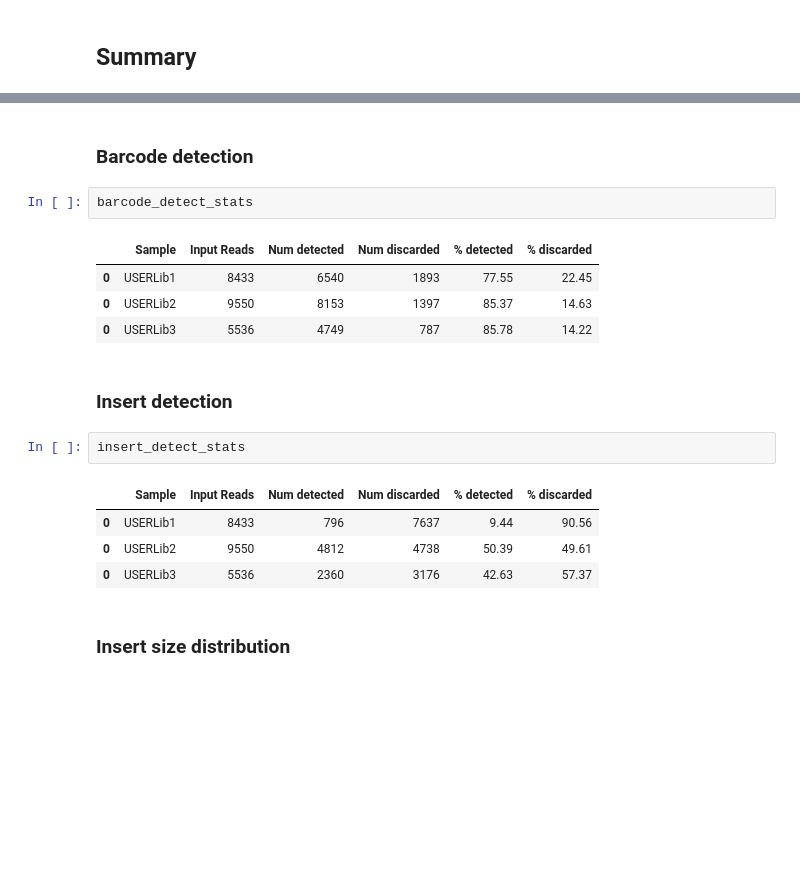
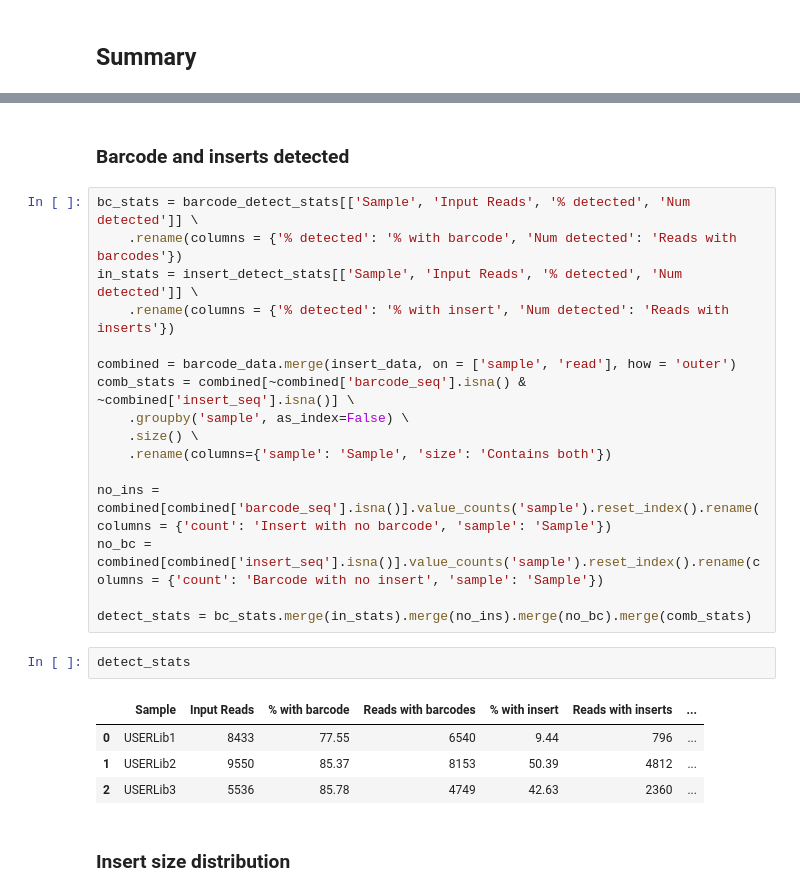
Before and after one commit to Pioneer-Research-Labs/long-read-qc, a Jupyter notebook: assets/report_template.ipynb, the cells around one changed output, grey strips where cells are left out. Drawn from its saved outputs; the diff is of its cells as text; blank space fills up the shorter version.

```diff
--- a/assets/report_template.ipynb
+++ b/assets/report_template.ipynb
@@ -87,21 +76,28 @@ seq_stat.style.format(precision = 3, thousands = ",").format_index(str.title, ax
 # %% [markdown]
-### Barcode detection
+### Barcode and inserts detected
-# %%
-barcode_detect_stats
-# %% [output]
-|  | Sample | Input Reads | Num detected | Num discarded | % detected | % discarded |
-| 0 | USERLib1 | 8433 | 6540 | 1893 | 77.55 | 22.45 |
-| 0 | USERLib2 | 9550 | 8153 | 1397 | 85.37 | 14.63 |
-| 0 | USERLib3 | 5536 | 4749 | 787 | 85.78 | 14.22 |
-# %% [markdown]
-### Insert detection
-# %%
-insert_detect_stats
-# %% [output]
-|  | Sample | Input Reads | Num detected | Num discarded | % detected | % discarded |
-| 0 | USERLib1 | 8433 | 796 | 7637 | 9.44 | 90.56 |
-| 0 | USERLib2 | 9550 | 4812 | 4738 | 50.39 | 49.61 |
-| 0 | USERLib3 | 5536 | 2360 | 3176 | 42.63 | 57.37 |
+# %%
+bc_stats = barcode_detect_stats[['Sample', 'Input Reads', '% detected', 'Num detected']] \
+    .rename(columns = {'% detected': '% with barcode', 'Num detected': 'Reads with barcodes'})
+in_stats = insert_detect_stats[['Sample', 'Input Reads', '% detected', 'Num detected']] \
+    .rename(columns = {'% detected': '% with insert', 'Num detected': 'Reads with inserts'})
+
+combined = barcode_data.merge(insert_data, on = ['sample', 'read'], how = 'outer')
+comb_stats = combined[~combined['barcode_seq'].isna() & ~combined['insert_seq'].isna()] \
+    .groupby('sample', as_index=False) \
+    .size() \
+    .rename(columns={'sample': 'Sample', 'size': 'Contains both'})
+
+no_ins = combined[combined['barcode_seq'].isna()].value_counts('sample').reset_index().rename(columns = {'count': 'Insert with no barcode', 'sample': 'Sample'})
+no_bc = combined[combined['insert_seq'].isna()].value_counts('sample').reset_index().rename(columns = {'count': 'Barcode with no insert', 'sample': 'Sample'})
+
+detect_stats = bc_stats.merge(in_stats).merge(no_ins).merge(no_bc).merge(comb_stats)
+# %%
+detect_stats
+# %% [output]
+|  | Sample | Input Reads | % with barcode | Reads with barcodes | % with insert | Reads with inserts | ... |
+| 0 | USERLib1 | 8433 | 77.55 | 6540 | 9.44 | 796 | ... |
+| 1 | USERLib2 | 9550 | 85.37 | 8153 | 50.39 | 4812 | ... |
+| 2 | USERLib3 | 5536 | 85.78 | 4749 | 42.63 | 2360 | ... |
 # %% [markdown]
 ### Insert size distribution
 # %%
```
Also changed, not shown: parts of 3 cells of this notebook.
